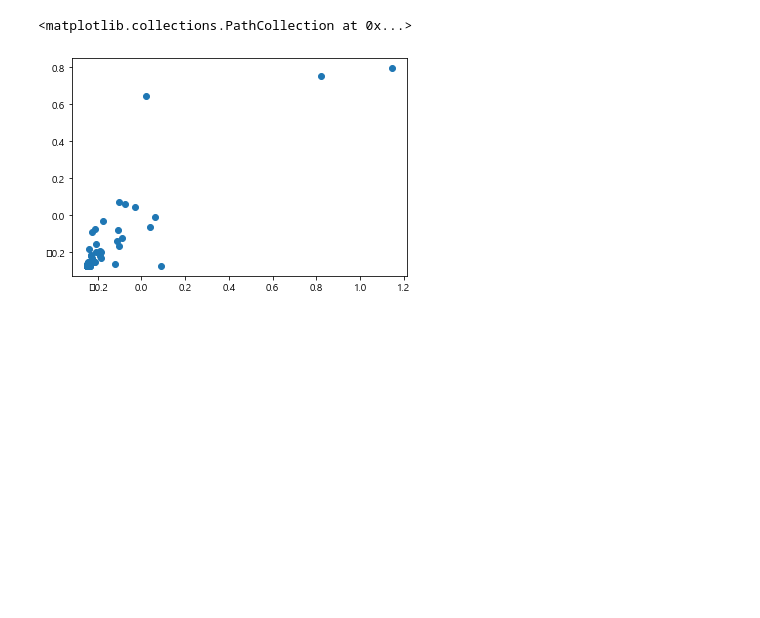
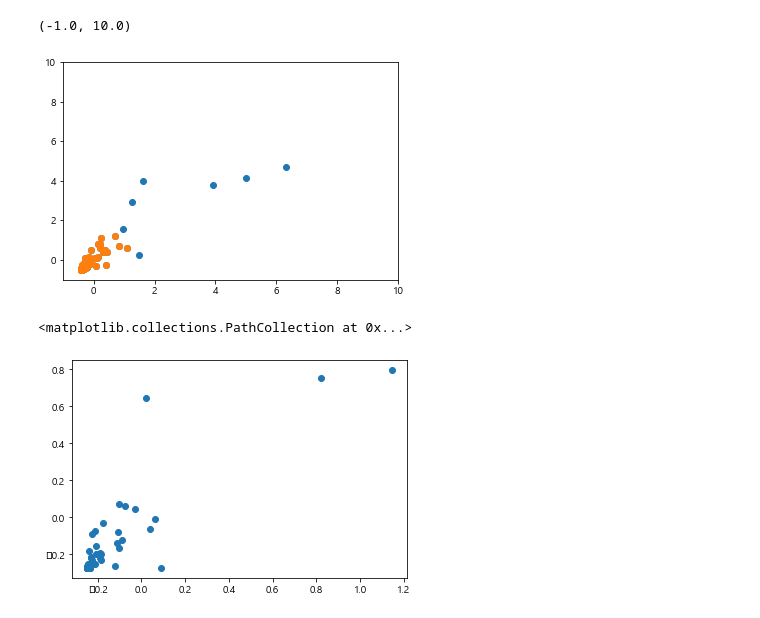
Before and after one commit to epsilon-deltta/MAIO, a Jupyter notebook: feature_engineering.ipynb, the cells around one changed output. Cells and saved outputs as stored; diff of their text form; code cells hidden in the pictures; blank space fills up the shorter version.

```diff
--- a/feature_engineering.ipynb
+++ b/feature_engineering.ipynb
@@ -56,3 +63,11 @@ pd.merge(tkwd[:5],tkwd[3:7])
+# %%
+plt.scatter(tkwd.h_sch_std,tkwd.h_clk_std)
+plt.scatter(tkwdo.h_sch_std,tkwdo.h_clk_std)
+plt.xlim(-1,10)
+plt.ylim(-1,10)
+# %% [output]
+(-1.0, 10.0)
+[figure, added]
 # %%
 # strip_Outlier
 cols = ['h_sch_std','h_clk_std']
```
Also changed, not shown: parts of 7 cells of this notebook, 6 other files.
